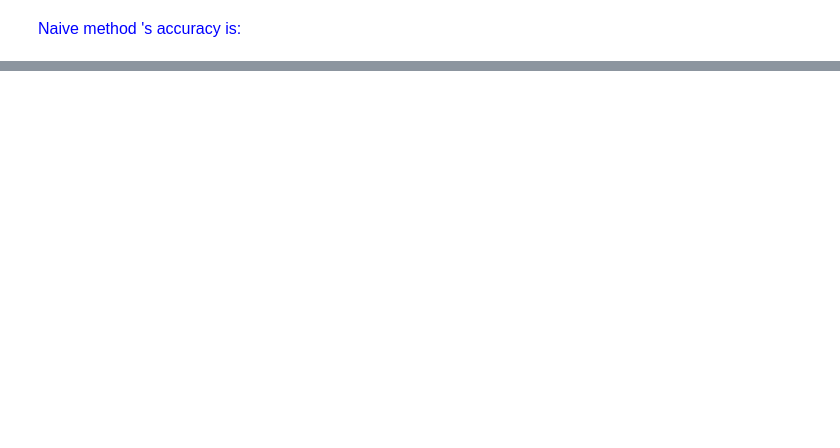
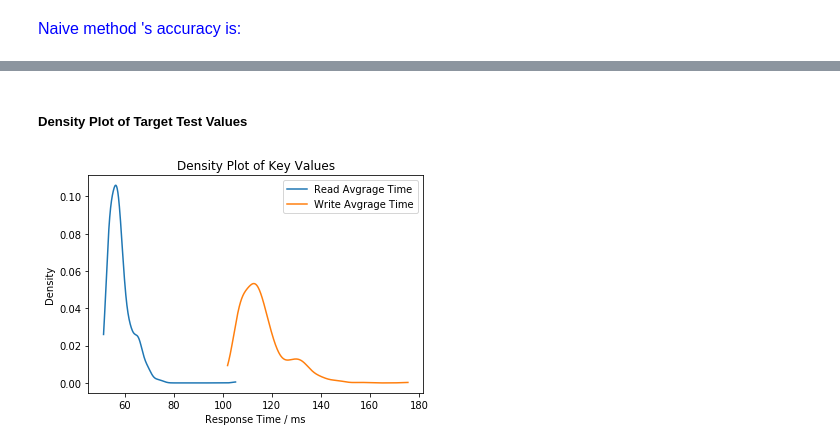
Before and after one commit to Will1998/Network-Analytics, a Jupyter notebook: Project1.ipynb, the cells around one changed output, grey strips where cells are left out. Drawn from its saved outputs; the diff is of its cells as text; code cells hidden in the pictures; blank space fills up the shorter version.

```diff
--- a/Project1.ipynb
+++ b/Project1.ipynb
@@ -361,0 +407,16 @@ array([[0.04329714, 0.04554263]])
+# %% [markdown]
+##### Density Plot of Target Test Values
+# %%
+density1 = gaussian_kde(newNumpyY.T[0])
+density2 = gaussian_kde(newNumpyY.T[1])
+scaleX1 = np.linspace(np.min(newNumpyY.T[0]), np.max(newNumpyY.T[0]), 600)
+scaleX2 = np.linspace(np.min(newNumpyY.T[1]), np.max(newNumpyY.T[1]), 600)
+plt.plot(scaleX1, density1(scaleX1), label = 'Read Avgrage Time')
+plt.plot(scaleX2, density2(scaleX2), label = 'Write Avgrage Time')
+plt.xlabel('Response Time / ms')
+plt.ylabel('Density')
+plt.legend()
+plt.title('Density Plot of Key Values')
+plt.show()
+# %% [output]
+[figure, added]
```
Also changed, not shown: parts of 21 cells of this notebook.
